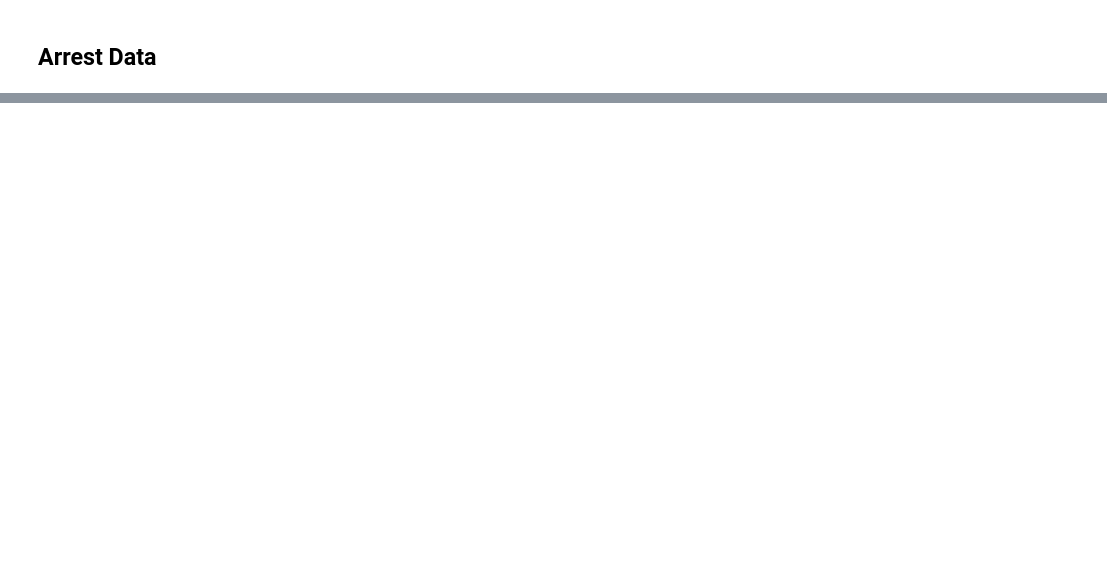
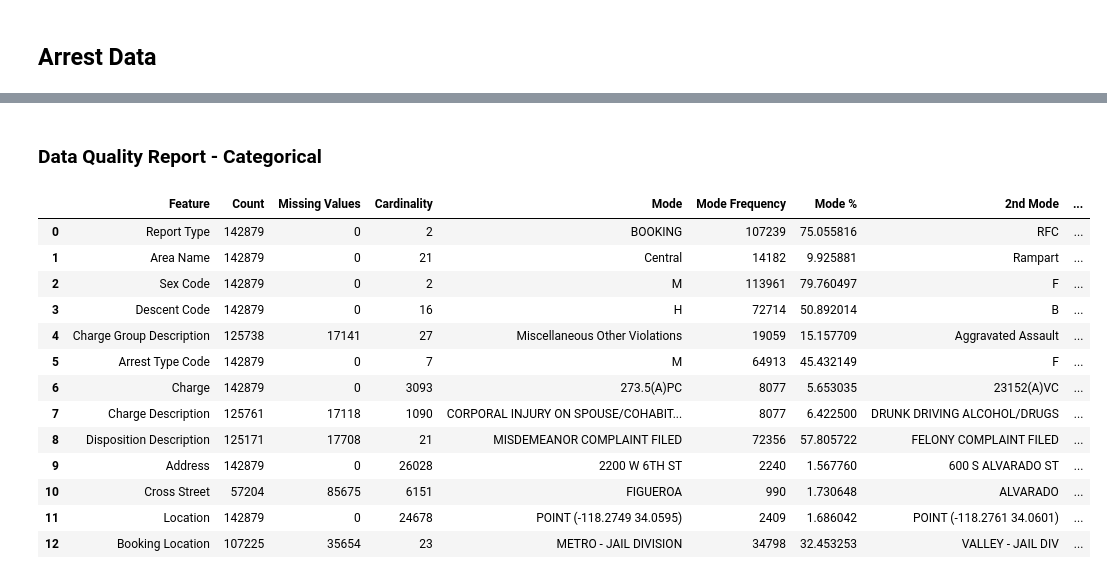
Before and after one commit to cploebell/ads-508-team-project, a Jupyter notebook: ads508_proj.ipynb, the cells around one changed output, grey strips where cells are left out. Cells and saved outputs as stored; diff of their text form; code cells hidden in the pictures; blank space fills up the shorter version.

```diff
--- a/ads508_proj.ipynb
+++ b/ads508_proj.ipynb
@@ -296,0 +427,20 @@ df_arrest.head()
+# %% [markdown]
+### Data Quality Report - Categorical
+# %%
+cat_df_a = dqr_cat(df_a)
+cat_df_a
+# %% [output]
+|  | Feature | Count | Missing Values | Cardinality | Mode | Mode Frequency | Mode % | 2nd Mode | ... |
+| 0 | Report Type | 142879 | 0 | 2 | BOOKING | 107239 | 75.055816 | RFC | ... |
+| 1 | Area Name | 142879 | 0 | 21 | Central | 14182 | 9.925881 | Rampart | ... |
+| 2 | Sex Code | 142879 | 0 | 2 | M | 113961 | 79.760497 | F | ... |
+| 3 | Descent Code | 142879 | 0 | 16 | H | 72714 | 50.892014 | B | ... |
+| 4 | Charge Group Description | 125738 | 17141 | 27 | Miscellaneous Other Violations | 19059 | 15.157709 | Aggravated Assault | ... |
+| 5 | Arrest Type Code | 142879 | 0 | 7 | M | 64913 | 45.432149 | F | ... |
+| 6 | Charge | 142879 | 0 | 3093 | 273.5(A)PC | 8077 | 5.653035 | 23152(A)VC | ... |
+| 7 | Charge Description | 125761 | 17118 | 1090 | CORPORAL INJURY ON SPOUSE/COHABIT... | 8077 | 6.422500 | DRUNK DRIVING ALCOHOL/DRUGS | ... |
+| 8 | Disposition Description | 125171 | 17708 | 21 | MISDEMEANOR COMPLAINT FILED | 72356 | 57.805722 | FELONY COMPLAINT FILED | ... |
+| 9 | Address | 142879 | 0 | 26028 | 2200 W 6TH ST | 2240 | 1.567760 | 600 S ALVARADO ST | ... |
+| 10 | Cross Street | 57204 | 85675 | 6151 | FIGUEROA | 990 | 1.730648 | ALVARADO | ... |
+| 11 | Location | 142879 | 0 | 24678 | POINT (-118.2749 34.0595) | 2409 | 1.686042 | POINT (-118.2761 34.0601) | ... |
+| 12 | Booking Location | 107225 | 35654 | 23 | METRO - JAIL DIVISION | 34798 | 32.453253 | VALLEY - JAIL DIV | ... |
```
Also changed, not shown: parts of 52 cells of this notebook.
